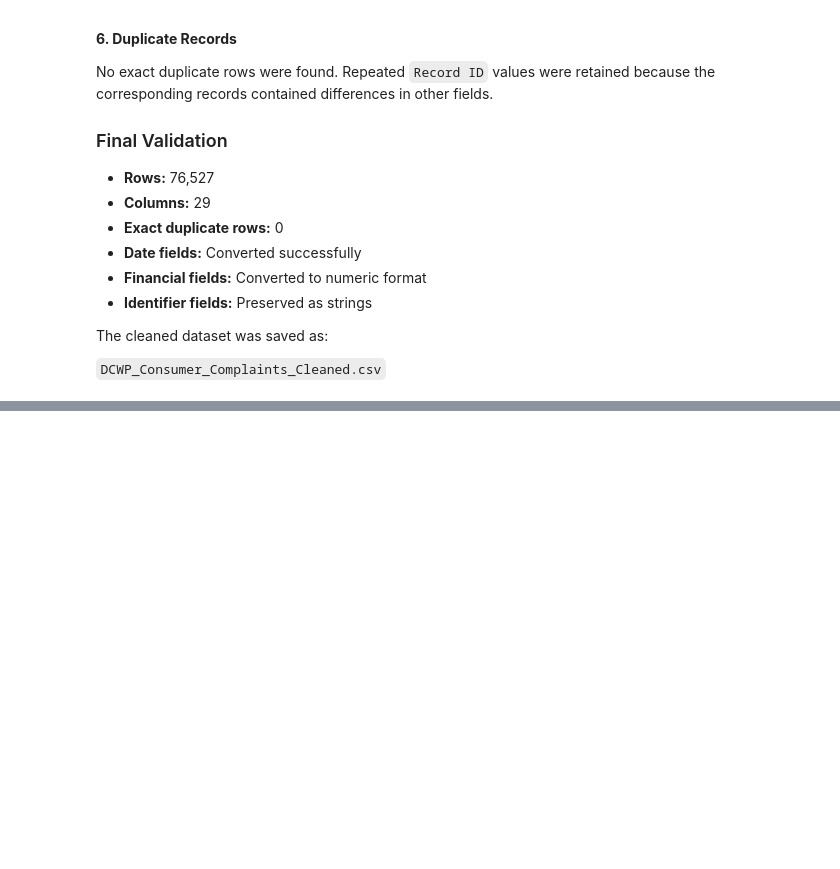
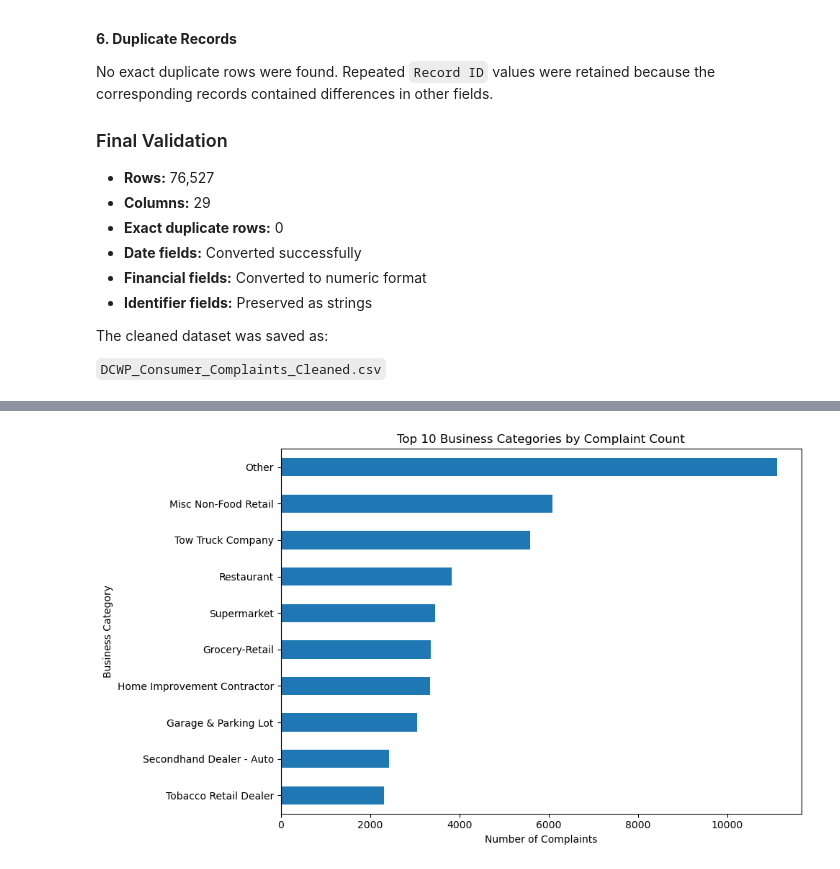
Before and after one commit to ashemariya27-star/DCWP-Consumer-Complaints-Analysis, a Jupyter notebook: notebook/Data_Cleaning.ipynb, the cells around one changed output, grey strips where cells are left out. Drawn from its saved outputs; the diff is of its cells as text; code cells hidden in the pictures; blank space fills up the shorter version.

```diff
--- a/notebook/Data_Cleaning.ipynb
+++ b/notebook/Data_Cleaning.ipynb
@@ -727,0 +813,12 @@ The cleaned dataset was saved as:
+# %%
+plt.figure(figsize=(10,6))
+
+df["Business Category"].value_counts().head(10).sort_values().plot(kind="barh")
+
+plt.title("Top 10 Business Categories by Complaint Count")
+plt.xlabel("Number of Complaints")
+plt.ylabel("Business Category")
+plt.tight_layout()
+plt.show()
+# %% [output]
+[figure, added]
```
Also changed, not shown: parts of 82 cells of this notebook.
